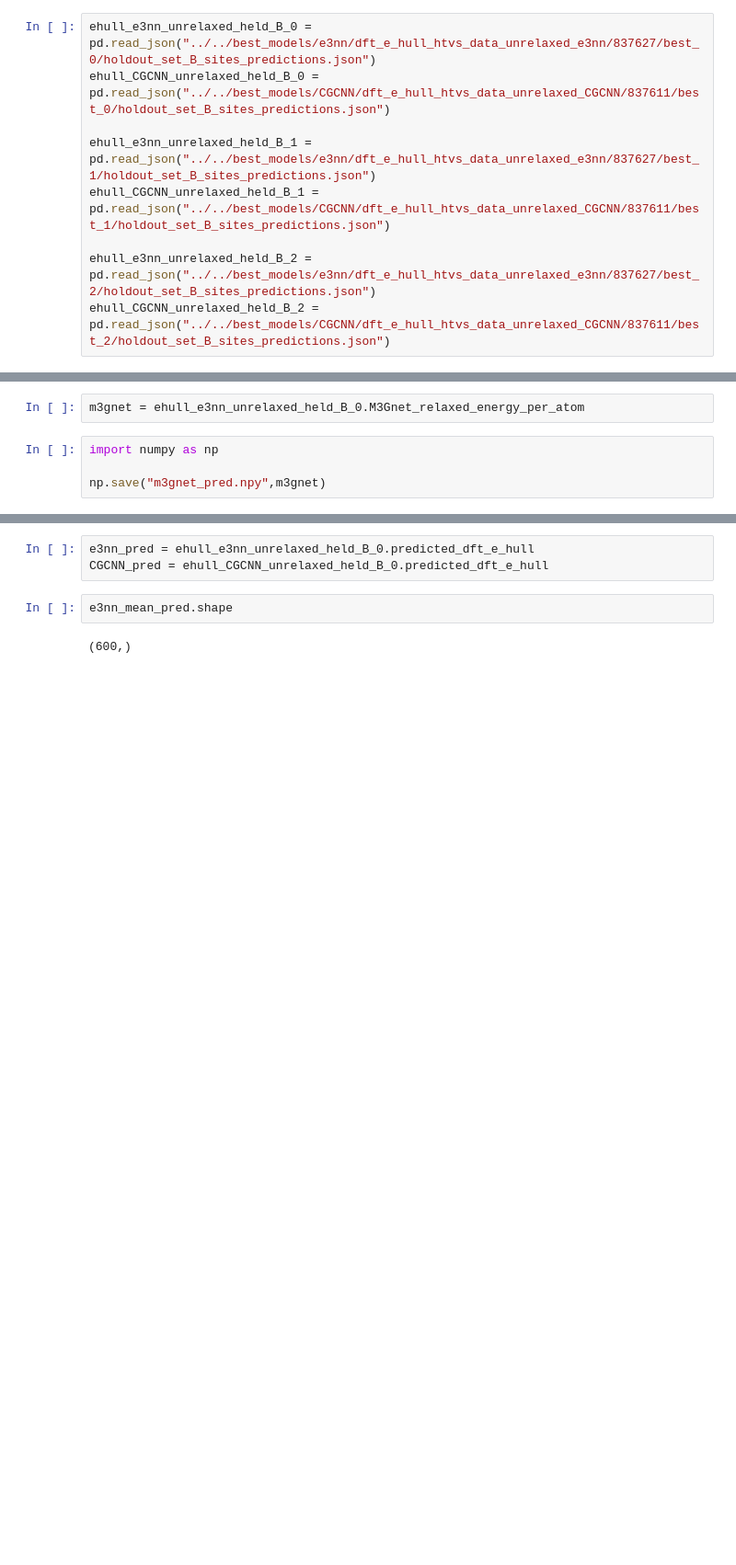
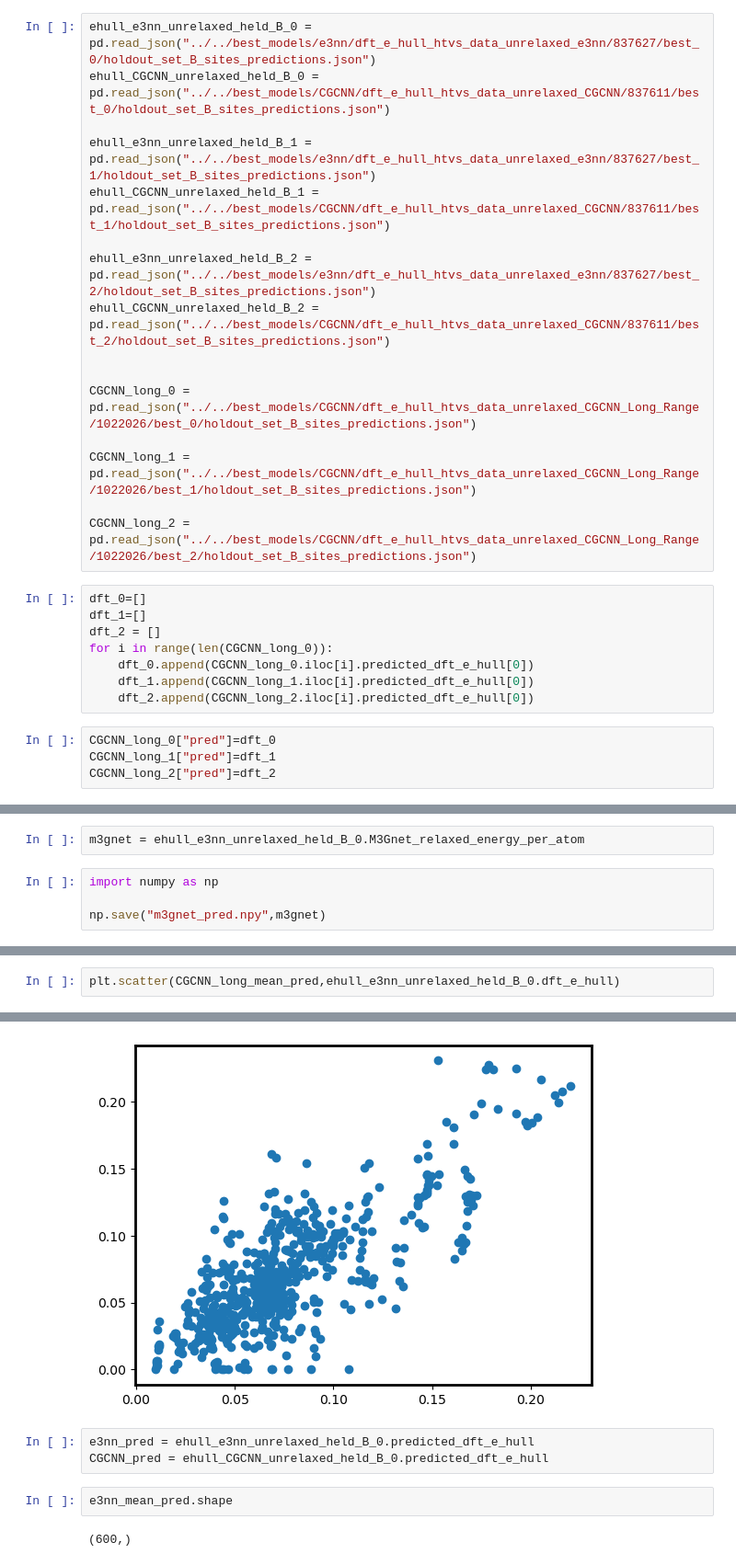
Before and after one commit to learningmatter-mit/PerovskiteOrderingGCNNs, a Jupyter notebook: inference/James_Scrap/Mean_of_three_best.ipynb, the cells around one changed output, grey strips where cells are left out. Shown at 92% size. Cells and saved outputs as stored; diff of their text form; blank space fills up the shorter version.

```diff
--- a/inference/James_Scrap/Mean_of_three_best.ipynb
+++ b/inference/James_Scrap/Mean_of_three_best.ipynb
@@ -10,3 +10,22 @@ ehull_CGCNN_unrelaxed_held_B_1 = pd.read_json("../../best_models/CGCNN/dft_e_hul
 
 ehull_e3nn_unrelaxed_held_B_2 = pd.read_json("../../best_models/e3nn/dft_e_hull_htvs_data_unrelaxed_e3nn/837627/best_2/holdout_set_B_sites_predictions.json")
 ehull_CGCNN_unrelaxed_held_B_2 = pd.read_json("../../best_models/CGCNN/dft_e_hull_htvs_data_unrelaxed_CGCNN/837611/best_2/holdout_set_B_sites_predictions.json")
+
+
+CGCNN_long_0 = pd.read_json("../../best_models/CGCNN/dft_e_hull_htvs_data_unrelaxed_CGCNN_Long_Range/1022026/best_0/holdout_set_B_sites_predictions.json")
+
+CGCNN_long_1 = pd.read_json("../../best_models/CGCNN/dft_e_hull_htvs_data_unrelaxed_CGCNN_Long_Range/1022026/best_1/holdout_set_B_sites_predictions.json")
+
+CGCNN_long_2 = pd.read_json("../../best_models/CGCNN/dft_e_hull_htvs_data_unrelaxed_CGCNN_Long_Range/1022026/best_2/holdout_set_B_sites_predictions.json")
+# %%
+dft_0=[]
+dft_1=[]
+dft_2 = []
+for i in range(len(CGCNN_long_0)):
+    dft_0.append(CGCNN_long_0.iloc[i].predicted_dft_e_hull[0])
+    dft_1.append(CGCNN_long_1.iloc[i].predicted_dft_e_hull[0])
+    dft_2.append(CGCNN_long_2.iloc[i].predicted_dft_e_hull[0])
+# %%
+CGCNN_long_0["pred"]=dft_0
+CGCNN_long_1["pred"]=dft_1
+CGCNN_long_2["pred"]=dft_2
@@ -22,0 +72,3 @@ CGCNN_mean_pred = (ehull_CGCNN_unrelaxed_held_B_0.predicted_dft_e_hull + ehull_C
+# %%
+plt.scatter(CGCNN_long_mean_pred,ehull_e3nn_unrelaxed_held_B_0.dft_e_hull)
+# %% [output]
@@ -23,3 +76,4 @@ CGCNN_mean_pred = (ehull_CGCNN_unrelaxed_held_B_0.predicted_dft_e_hull + ehull_C
+[figure, added]
 # %%
 e3nn_pred = ehull_e3nn_unrelaxed_held_B_0.predicted_dft_e_hull
 CGCNN_pred = ehull_CGCNN_unrelaxed_held_B_0.predicted_dft_e_hull
```
Also changed, not shown: parts of 24 cells of this notebook, 35 other files.
